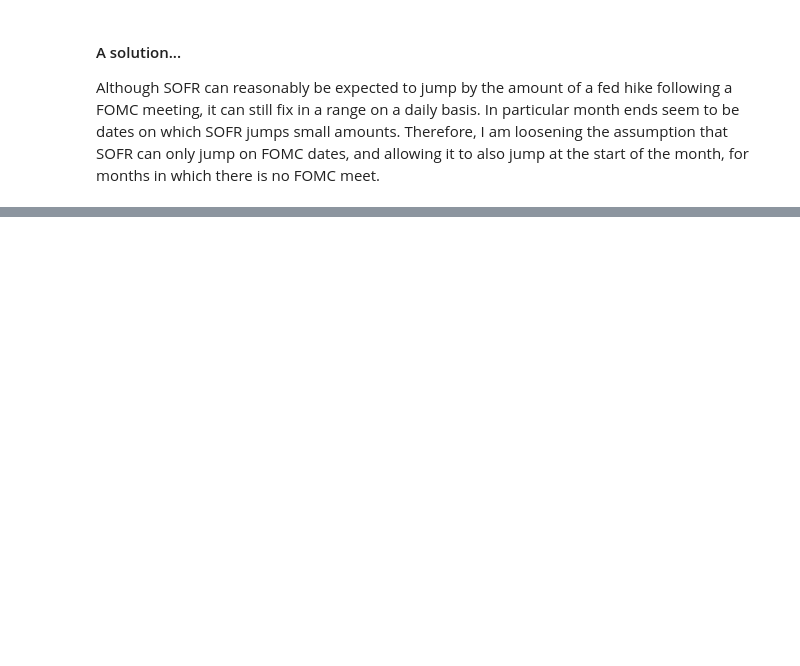
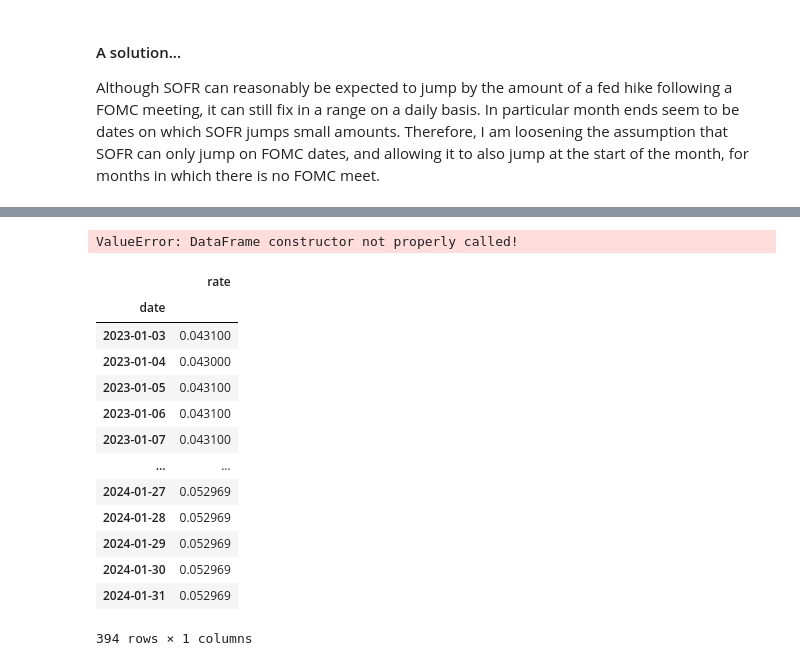
Before and after one commit to George-Holbrow-Wilshaw/MarketsCode, a Jupyter notebook: curves.ipynb, the cells around one changed output, grey strips where cells are left out. Saved outputs shown, nothing was run; the diff lists cells and outputs as text; code cells hidden in the pictures; blank space fills up the shorter version.

```diff
--- a/curves.ipynb
+++ b/curves.ipynb
@@ -433,0 +608,21 @@ sofr.curve
+# %%
+x()
+# %% [output]
+ValueError: DataFrame constructor not properly called!
+# %%
+sofr_curve.curve
+# %% [output]
+|  | rate |
+| date |  |
+| 2023-01-03 | 0.043100 |
+| 2023-01-04 | 0.043000 |
+| 2023-01-05 | 0.043100 |
+| 2023-01-06 | 0.043100 |
+| 2023-01-07 | 0.043100 |
+| ... | ... |
+| 2024-01-27 | 0.052969 |
+| 2024-01-28 | 0.052969 |
+| 2024-01-29 | 0.052969 |
+| 2024-01-30 | 0.052969 |
+| 2024-01-31 | 0.052969 |
+394 rows × 1 columns
```
Also changed, not shown: parts of 23 cells of this notebook, 2 other files.
